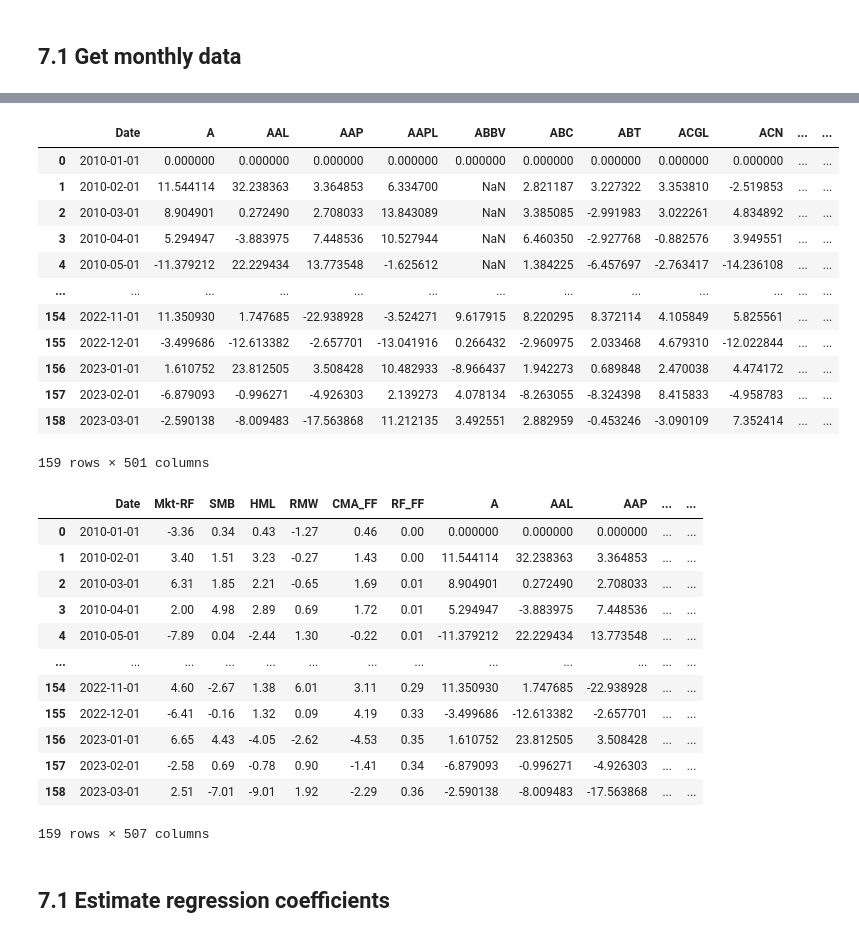
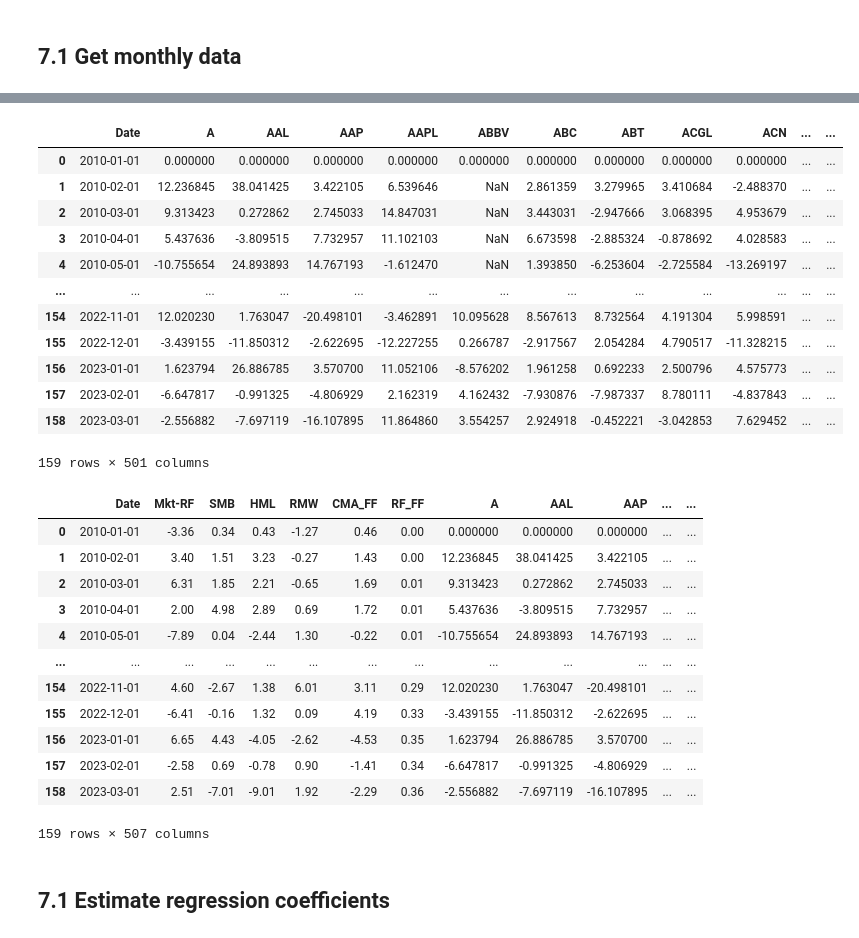
Before and after one commit to oskargirardin/Financial_Econometrics_Hwk3, a Jupyter notebook: Hwk3.ipynb, the cells around one changed output, grey strips where cells are left out. Cells and saved outputs as stored; diff of their text form; code cells hidden in the pictures.

```diff
--- a/Hwk3.ipynb
+++ b/Hwk3.ipynb
@@ -560,28 +616,28 @@ prices_monthly = prices_monthly.drop(["BF.B", "BRK.B", "HON"], axis=1)
 # %%
-# Compute log-prices and log-returns
+# Compute returns
 returns_monthly = prices_monthly.copy()
-returns_monthly.iloc[:,1:] = np.log(prices_monthly.iloc[:,1:])
-Returns_monthly = np.diff(returns_monthly.iloc[:,1:],axis=0)*100  #times 100 so we get returns in percentage
+Diffs_monthly = np.diff(returns_monthly.iloc[:,1:],axis=0)
+Returns_monthly = Diffs_monthly*100/prices_monthly.iloc[:-1,1:]
 # We assume the first return to be 0
 Returns_monthly = np.vstack((np.zeros(Returns_monthly.shape[1]),Returns_monthly))
 returns_monthly.iloc[:,1:] = Returns_monthly
 # Isolate S&P 500
 sp500_monthly = returns_monthly[["Date","^GSPC"]]
 returns_monthly = returns_monthly.drop("^GSPC", axis = 1)
 returns_monthly
 # %% [output]
 |  | Date | A | AAL | AAP | AAPL | ABBV | ABC | ABT | ACGL | ACN | ... | ... |
 | 0 | 2010-01-01 | 0.000000 | 0.000000 | 0.000000 | 0.000000 | 0.000000 | 0.000000 | 0.000000 | 0.000000 | 0.000000 | ... | ... |
-| 1 | 2010-02-01 | 11.544114 | 32.238363 | 3.364853 | 6.334700 | NaN | 2.821187 | 3.227322 | 3.353810 | -2.519853 | ... | ... |
-| 2 | 2010-03-01 | 8.904901 | 0.272490 | 2.708033 | 13.843089 | NaN | 3.385085 | -2.991983 | 3.022261 | 4.834892 | ... | ... |
-| 3 | 2010-04-01 | 5.294947 | -3.883975 | 7.448536 | 10.527944 | NaN | 6.460350 | -2.927768 | -0.882576 | 3.949551 | ... | ... |
-| 4 | 2010-05-01 | -11.379212 | 22.229434 | 13.773548 | -1.625612 | NaN | 1.384225 | -6.457697 | -2.763417 | -14.236108 | ... | ... |
+| 1 | 2010-02-01 | 12.236845 | 38.041425 | 3.422105 | 6.539646 | NaN | 2.861359 | 3.279965 | 3.410684 | -2.488370 | ... | ... |
+| 2 | 2010-03-01 | 9.313423 | 0.272862 | 2.745033 | 14.847031 | NaN | 3.443031 | -2.947666 | 3.068395 | 4.953679 | ... | ... |
+| 3 | 2010-04-01 | 5.437636 | -3.809515 | 7.732957 | 11.102103 | NaN | 6.673598 | -2.885324 | -0.878692 | 4.028583 | ... | ... |
+| 4 | 2010-05-01 | -10.755654 | 24.893893 | 14.767193 | -1.612470 | NaN | 1.393850 | -6.253604 | -2.725584 | -13.269197 | ... | ... |
 | ... | ... | ... | ... | ... | ... | ... | ... | ... | ... | ... | ... | ... |
-| 154 | 2022-11-01 | 11.350930 | 1.747685 | -22.938928 | -3.524271 | 9.617915 | 8.220295 | 8.372114 | 4.105849 | 5.825561 | ... | ... |
-| 155 | 2022-12-01 | -3.499686 | -12.613382 | -2.657701 | -13.041916 | 0.266432 | -2.960975 | 2.033468 | 4.679310 | -12.022844 | ... | ... |
-| 156 | 2023-01-01 | 1.610752 | 23.812505 | 3.508428 | 10.482933 | -8.966437 | 1.942273 | 0.689848 | 2.470038 | 4.474172 | ... | ... |
-| 157 | 2023-02-01 | -6.879093 | -0.996271 | -4.926303 | 2.139273 | 4.078134 | -8.263055 | -8.324398 | 8.415833 | -4.958783 | ... | ... |
-| 158 | 2023-03-01 | -2.590138 | -8.009483 | -17.563868 | 11.212135 | 3.492551 | 2.882959 | -0.453246 | -3.090109 | 7.352414 | ... | ... |
+| 154 | 2022-11-01 | 12.020230 | 1.763047 | -20.498101 | -3.462891 | 10.095628 | 8.567613 | 8.732564 | 4.191304 | 5.998591 | ... | ... |
+| 155 | 2022-12-01 | -3.439155 | -11.850312 | -2.622695 | -12.227255 | 0.266787 | -2.917567 | 2.054284 | 4.790517 | -11.328215 | ... | ... |
+| 156 | 2023-01-01 | 1.623794 | 26.886785 | 3.570700 | 11.052106 | -8.576202 | 1.961258 | 0.692233 | 2.500796 | 4.575773 | ... | ... |
+| 157 | 2023-02-01 | -6.647817 | -0.991325 | -4.806929 | 2.162319 | 4.162432 | -7.930876 | -7.987337 | 8.780111 | -4.837843 | ... | ... |
+| 158 | 2023-03-01 | -2.556882 | -7.697119 | -16.107895 | 11.864860 | 3.554257 | 2.924918 | -0.452221 | -3.042853 | 7.629452 | ... | ... |
 159 rows × 501 columns
 # %%
 # Read monthly FF data
@@ -594,16 +650,16 @@ df_monthly
 # %% [output]
 |  | Date | Mkt-RF | SMB | HML | RMW | CMA_FF | RF_FF | A | AAL | AAP | ... | ... |
 | 0 | 2010-01-01 | -3.36 | 0.34 | 0.43 | -1.27 | 0.46 | 0.00 | 0.000000 | 0.000000 | 0.000000 | ... | ... |
-| 1 | 2010-02-01 | 3.40 | 1.51 | 3.23 | -0.27 | 1.43 | 0.00 | 11.544114 | 32.238363 | 3.364853 | ... | ... |
-| 2 | 2010-03-01 | 6.31 | 1.85 | 2.21 | -0.65 | 1.69 | 0.01 | 8.904901 | 0.272490 | 2.708033 | ... | ... |
-| 3 | 2010-04-01 | 2.00 | 4.98 | 2.89 | 0.69 | 1.72 | 0.01 | 5.294947 | -3.883975 | 7.448536 | ... | ... |
-| 4 | 2010-05-01 | -7.89 | 0.04 | -2.44 | 1.30 | -0.22 | 0.01 | -11.379212 | 22.229434 | 13.773548 | ... | ... |
+| 1 | 2010-02-01 | 3.40 | 1.51 | 3.23 | -0.27 | 1.43 | 0.00 | 12.236845 | 38.041425 | 3.422105 | ... | ... |
+| 2 | 2010-03-01 | 6.31 | 1.85 | 2.21 | -0.65 | 1.69 | 0.01 | 9.313423 | 0.272862 | 2.745033 | ... | ... |
+| 3 | 2010-04-01 | 2.00 | 4.98 | 2.89 | 0.69 | 1.72 | 0.01 | 5.437636 | -3.809515 | 7.732957 | ... | ... |
+| 4 | 2010-05-01 | -7.89 | 0.04 | -2.44 | 1.30 | -0.22 | 0.01 | -10.755654 | 24.893893 | 14.767193 | ... | ... |
 | ... | ... | ... | ... | ... | ... | ... | ... | ... | ... | ... | ... | ... |
-| 154 | 2022-11-01 | 4.60 | -2.67 | 1.38 | 6.01 | 3.11 | 0.29 | 11.350930 | 1.747685 | -22.938928 | ... | ... |
-| 155 | 2022-12-01 | -6.41 | -0.16 | 1.32 | 0.09 | 4.19 | 0.33 | -3.499686 | -12.613382 | -2.657701 | ... | ... |
-| 156 | 2023-01-01 | 6.65 | 4.43 | -4.05 | -2.62 | -4.53 | 0.35 | 1.610752 | 23.812505 | 3.508428 | ... | ... |
-| 157 | 2023-02-01 | -2.58 | 0.69 | -0.78 | 0.90 | -1.41 | 0.34 | -6.879093 | -0.996271 | -4.926303 | ... | ... |
-| 158 | 2023-03-01 | 2.51 | -7.01 | -9.01 | 1.92 | -2.29 | 0.36 | -2.590138 | -8.009483 | -17.563868 | ... | ... |
+| 154 | 2022-11-01 | 4.60 | -2.67 | 1.38 | 6.01 | 3.11 | 0.29 | 12.020230 | 1.763047 | -20.498101 | ... | ... |
+| 155 | 2022-12-01 | -6.41 | -0.16 | 1.32 | 0.09 | 4.19 | 0.33 | -3.439155 | -11.850312 | -2.622695 | ... | ... |
+| 156 | 2023-01-01 | 6.65 | 4.43 | -4.05 | -2.62 | -4.53 | 0.35 | 1.623794 | 26.886785 | 3.570700 | ... | ... |
+| 157 | 2023-02-01 | -2.58 | 0.69 | -0.78 | 0.90 | -1.41 | 0.34 | -6.647817 | -0.991325 | -4.806929 | ... | ... |
+| 158 | 2023-03-01 | 2.51 | -7.01 | -9.01 | 1.92 | -2.29 | 0.36 | -2.556882 | -7.697119 | -16.107895 | ... | ... |
 159 rows × 507 columns
 # %% [markdown]
 ## 7.1 Estimate regression coefficients
```
Also changed, not shown: parts of 52 cells of this notebook.
